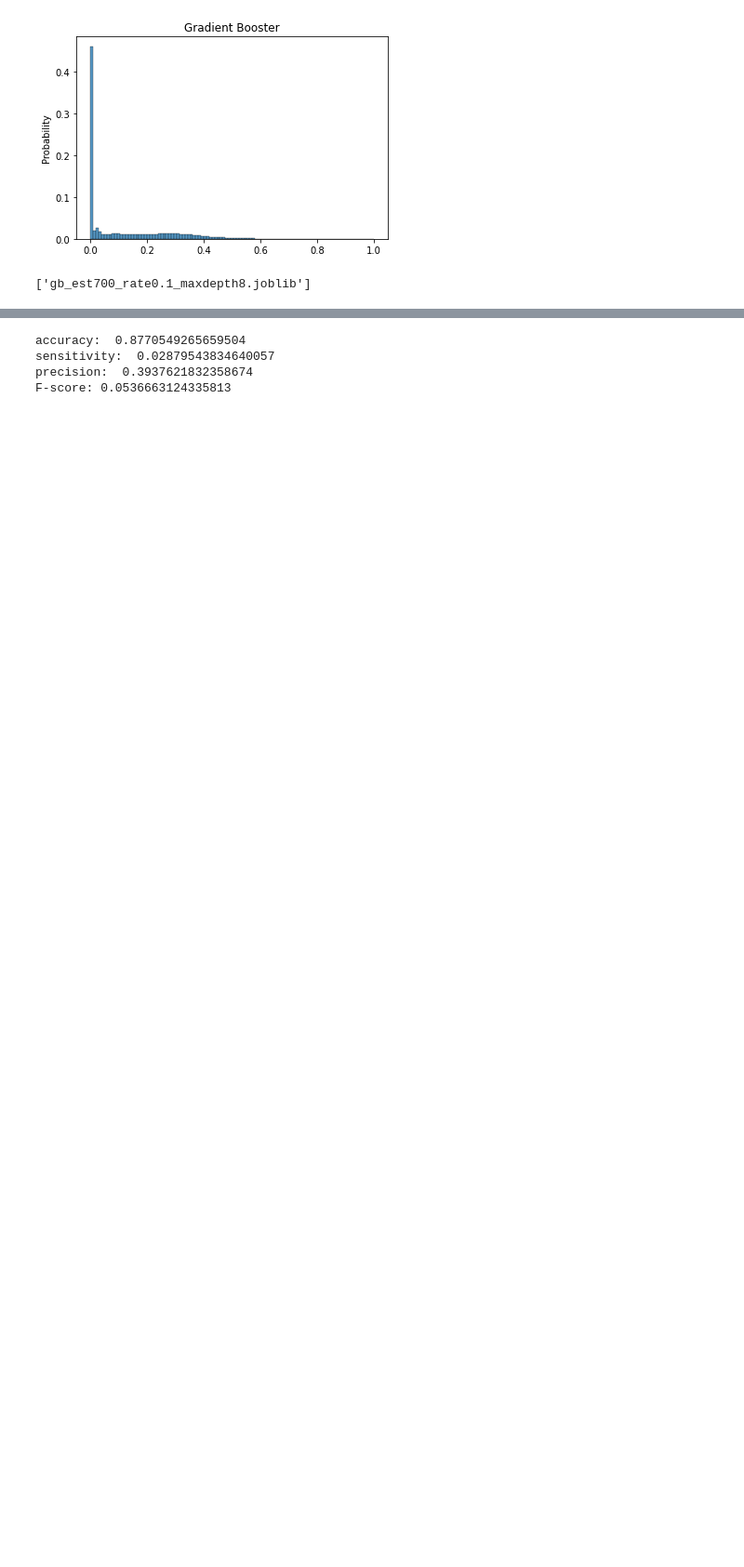
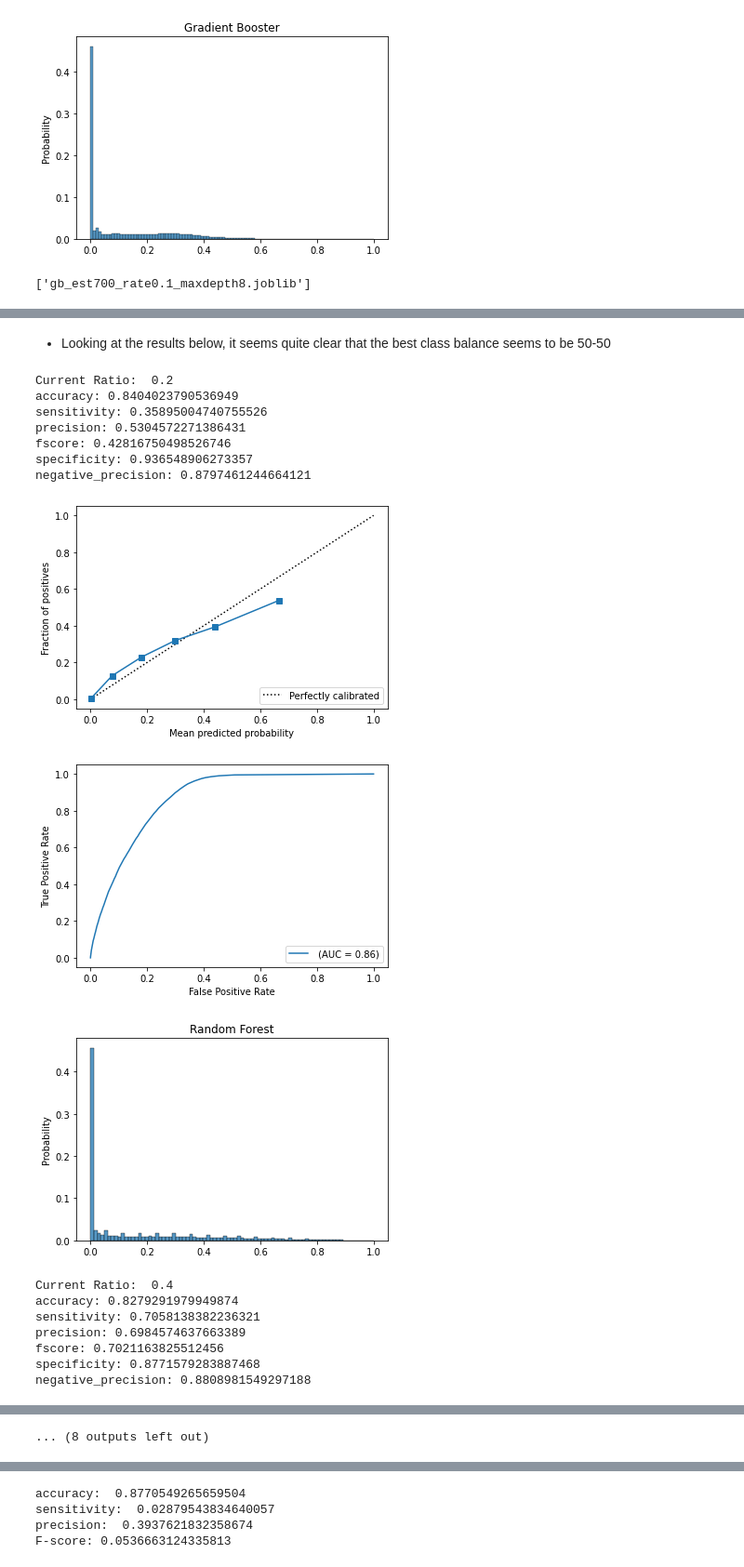
Before and after one commit to Johannes-Gross/business-analytics, a Jupyter notebook: insurance-jg.ipynb, the cells around one changed output, grey strips where cells are left out. Shown at 93% size. Saved outputs shown, nothing was run; the diff lists cells and outputs as text; code cells hidden in the pictures; blank space fills up the shorter version.

Commit message:
Only thing left to do: use CV to find best hyperparameters and cleaning up

```diff
--- a/insurance-jg.ipynb
+++ b/insurance-jg.ipynb
@@ -163,0 +149,35 @@ sorted_probs = np.sort(probs)
+# %% [markdown]
+- Looking at the results below, it seems quite clear that the best class balance seems to be 50-50
+# %%
+ratios = [0.2,0.4,0.6,0.8,1.0]
+for ratio in ratios:
+    print('Current Ratio: ', ratio)
+    X_train, X_test, y_train, y_test = preprocessing(data, class_ratio=ratio)
+    lr = LogisticRegression().fit(X_train, y_train)
+    eval_clf(lr, X_test, y_test, clf_name='Logistic Regression')
+# %%
+ratios = [0.2,0.4,0.6,0.8,1.0]
+metrics = []
+for ratio in ratios:
+    print('Current Ratio: ', ratio)
+    X_train, X_test, y_train, y_test = preprocessing(data, class_ratio=ratio)
+    rf = RandomForestClassifier(n_jobs=-1).fit(X_train, y_train)
+    metrics.append(eval_clf(rf, X_test, y_test, clf_name='Random Forest'))
+# %% [output]
+Current Ratio:  0.2
+accuracy: 0.8404023790536949
+sensitivity: 0.35895004740755526
+precision: 0.5304572271386431
+fscore: 0.42816750498526746
+specificity: 0.936548906273357
+negative_precision: 0.8797461244664121
+[figure, added]
+[figure, added]
+[figure, added]
+Current Ratio:  0.4
+accuracy: 0.8279291979949874
+sensitivity: 0.7058138382236321
+precision: 0.6984574637663389
+fscore: 0.7021163825512456
+specificity: 0.8771579283887468
+negative_precision: 0.8808981549297188
@@ -163,0 +197 @@ sorted_probs = np.sort(probs)
+... (8 outputs left out)
```
Also changed, not shown: parts of 20 cells of this notebook.
